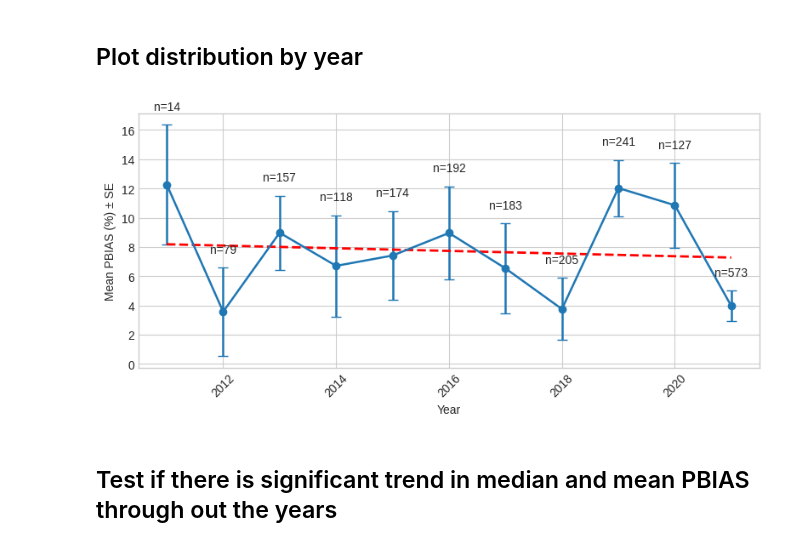
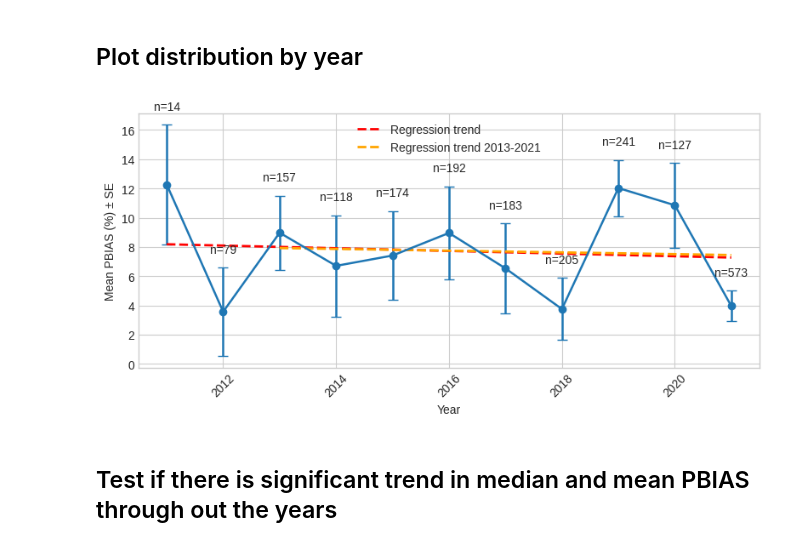
Before and after one commit to trngbich/MetaanalysisBiasET, a Jupyter notebook: PBias_meta_analyses.ipynb, the cells around one changed output. Saved outputs shown, nothing was run; the diff lists cells and outputs as text; code cells hidden in the pictures.

```diff
--- a/PBias_meta_analyses.ipynb
+++ b/PBias_meta_analyses.ipynb
@@ -85,7 +79,7 @@ plt.style.use('seaborn-v0_8-whitegrid')
 **Note**: Make sure Filter is off
 # %%
 # File path
-file_path = "/content/drive/MyDrive/Co-research/P2_meta-analysis/RSETValidationPapers_with_PBias.xlsm"
+file_path = "/content/drive/MyDrive/Co-research/P2_meta-analysis/RSETValidationPapers_with_PBias_clean.xlsm"
 save_folder = "/content/drive/MyDrive/Co-research/P2_meta-analysis/"
 # Read Excel file
 df = pd.read_excel(file_path, skiprows=2)
@@ -411,34 +411,42 @@ plt.errorbar(
     yerr=summary['se'],
     fmt='-o',           # line + round markers
     capsize=4,          # length of error-bar caps
     linewidth=1.8,
     markersize=6
 )
 
 # annotate sample sizes
 for x, y, s in zip(summary['year'], summary['mean'], summary['n']):
     plt.text(x, y + summary.loc[summary['year'] == x, 'se'].iat[0] + 1,
              f'n={s}', ha='center')
 
 
 # ---------- fit linear regression line ----------
 coeffs = np.polyfit(summary['year'], summary['mean'], deg=1)  # linear fit: y = mx + b
 trendline = np.poly1d(coeffs)
 x_vals = np.linspace(summary['year'].min(), summary['year'].max(), 100)
 y_vals = trendline(x_vals)
 # ---------- add regression trend line ----------
 plt.plot(x_vals, y_vals, color='red', linestyle='--', linewidth=2, label=f'Regression trend')
 
+# ---------- fit linear regression line ----------
+coeffs = np.polyfit(summary['year'][2:], summary['mean'][2:], deg=1)  # linear fit: y = mx + b
+trendline = np.poly1d(coeffs)
+x_vals = np.linspace(summary['year'][2:].min(), summary['year'][2:].max(), 100)
+y_vals = trendline(x_vals)
+# ---------- add regression trend line ----------
+plt.plot(x_vals, y_vals, color='orange', linestyle='--', linewidth=2, label=f'Regression trend 2013-2021')
 
 plt.xlabel('Year')
 plt.ylabel('Mean PBIAS (%) ± SE')
 # plt.title('Mean PBIAS by Year with Standard Error')
+plt.legend()
 plt.xticks(rotation=45)
 plt.tight_layout()
 plt.savefig(os.path.join(save_folder,'2_pbias_by_year.png'), bbox_inches='tight')
 plt.show()
 # %% [output]
-[figure, old version]
+[figure, new version]
 # %% [markdown]
 ## Test if there is significant trend in median and mean PBIAS through out the years
 # %% [markdown]
```
Also changed, not shown: parts of 18 cells of this notebook.
